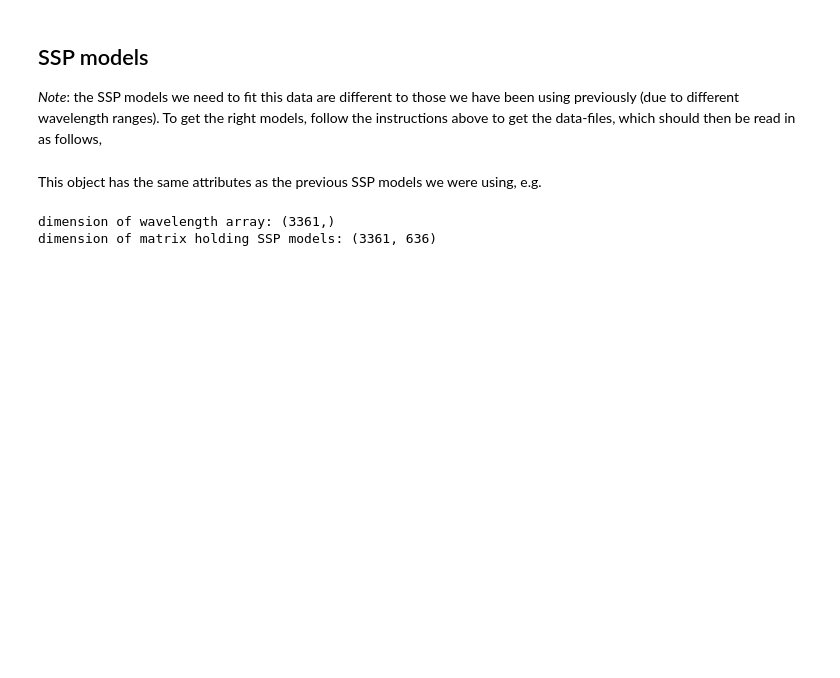
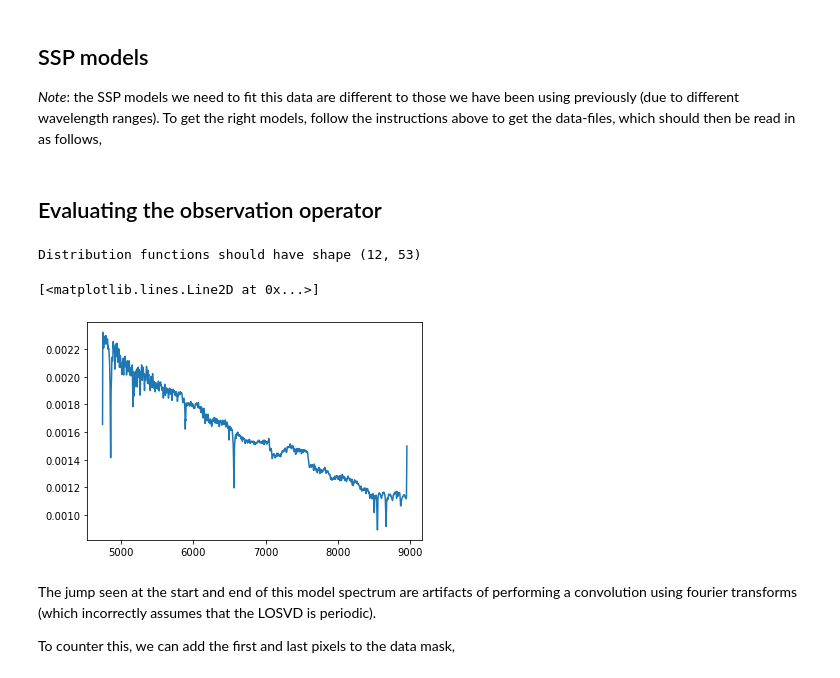
Before and after one commit to prashjet/uq4pk, a Jupyter notebook: notebooks/M54_data.ipynb, the cells around one changed output. Drawn from its saved outputs; the diff is of its cells as text; code cells hidden in the pictures; blank space fills up the shorter version.

```diff
--- a/notebooks/M54_data.ipynb
+++ b/notebooks/M54_data.ipynb
@@ -73,16 +83,36 @@ plt.show()
 
 *Note*: the SSP models we need to fit this data are different to those we have been using previously (due to different wavelength ranges). To get the right models, follow the instructions above to get the data-files, which should then be read in as follows,
 # %%
-ssps = uq4pk_src.read_miles.MilesSSPs(
-    mod_dir='EMILES_BASTI_BASE_BI_FITS',
+ssps = uq4pk_src.model_grids.MilesSSP(
+    miles_mod_directory='EMILES_BASTI_BASE_BI_FITS',
     imf_string='Ebi1.30',
+    lmd_min=None,
+    lmd_max=None,
     )
 ssps.resample_spectra(m54_data.lmd)
+ssps.dv = m54_data.dv
+ssps.speed_of_light = m54_data.speed_of_light
-# %% [markdown]
-This object has the same attributes as the previous SSP models we were using, e.g.
-# %%
-print('dimension of wavelength array:', ssps.lmd.shape)
-print('dimension of matrix holding SSP models:', ssps.X.shape)
-# %% [output]
-dimension of wavelength array: (3361,)
-dimension of matrix holding SSP models: (3361, 636)
+# %% [markdown]
+## Evaluating the observation operator
+# %%
+from uq4pk_src.observation_operator import ObservationOperator
+G = ObservationOperator(ssps=ssps,
+                        dv=ssps.dv,
+                        do_log_resample=False)
+# %% [output]
+Distribution functions should have shape (12, 53)
+# %%
+# example input parametrs
+f = np.abs(np.random.uniform(size=(12,53)))
+Theta_v = [50, 100, 1, 0, 0, 0.3, 0.1]
+
+ybar = G.evaluate(f, Theta_v)
+
+plt.plot(ssps.lmd, ybar, '-')
+# %% [output]
+[<matplotlib.lines.Line2D at 0x...>]
+[figure, added]
+# %% [markdown]
+The jump seen at the start and end of this model spectrum are artifacts of performing a convolution using fourier transforms (which incorrectly assumes that the LOSVD is periodic).
+
+To counter this, we can add the first and last pixels to the data mask,
```
Also changed, not shown: parts of 3 cells of this notebook, 4 other files.
